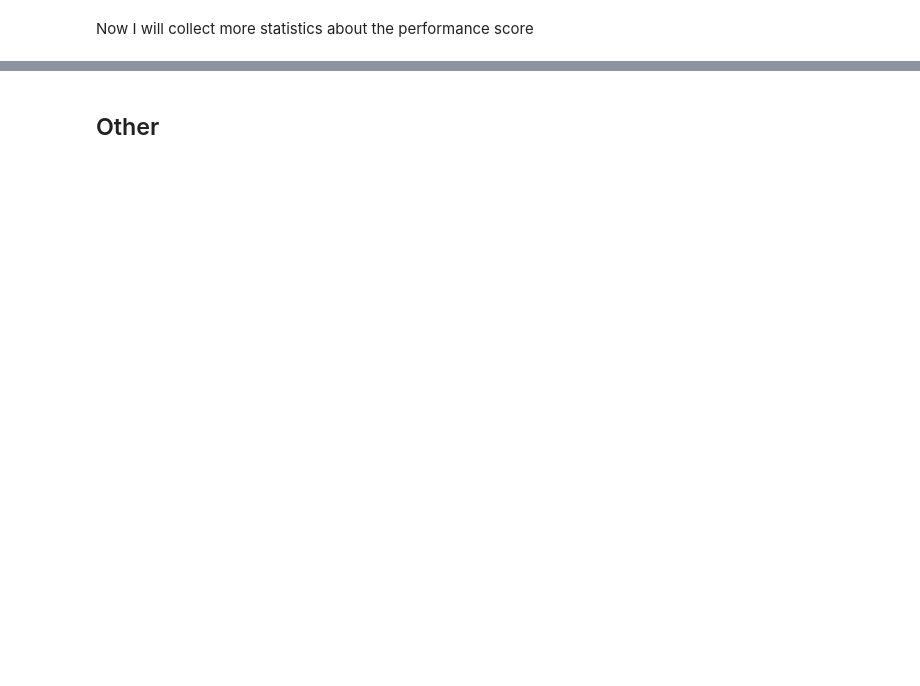
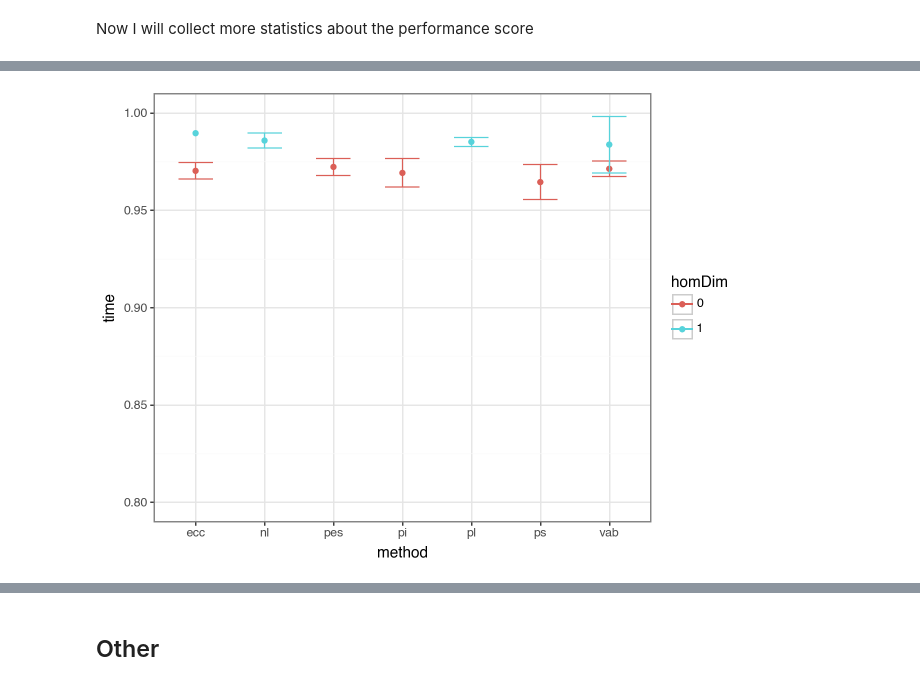
Before and after one commit to ALuchinsky/vpb_python, a Jupyter notebook: python/test_TDAvectorizer.ipynb, the cells around one changed output, grey strips where cells are left out. Drawn from its saved outputs; the diff is of its cells as text; code cells hidden in the pictures; blank space fills up the shorter version.

```diff
--- a/python/test_TDAvectorizer.ipynb
+++ b/python/test_TDAvectorizer.ipynb
@@ -339,0 +343,3 @@ np.round(dfSumm.reset_index().query("abs(mean)<10"), 3)
+# %%
+dfSumm_ = dfSumm.reset_index().query("0.5 < abs(mean) < 1.2")
+dfSumm_
@@ -340,3 +359,10 @@ np.round(dfSumm.reset_index().query("abs(mean)<10"), 3)
+# %%
+dfSumm_["homDim"] = dfSumm_["homDim"].astype(str)
+ggplot(dfSumm_) + aes(x="method", y="mean", ymin="mean-std", ymax="mean+std", color="homDim") + \
+    geom_point() + geom_point() + geom_errorbar() + \
+    labs(x="method", y="time") + p9.theme_bw() + p9.ylim(0.8,1)
+# %% [output]
+[figure, added]
 # %%
 sns.scatterplot(
     data = dfSumm.reset_index().query("abs(mean)<10"),
```
Also changed, not shown: parts of 27 cells of this notebook, 2 other files.
